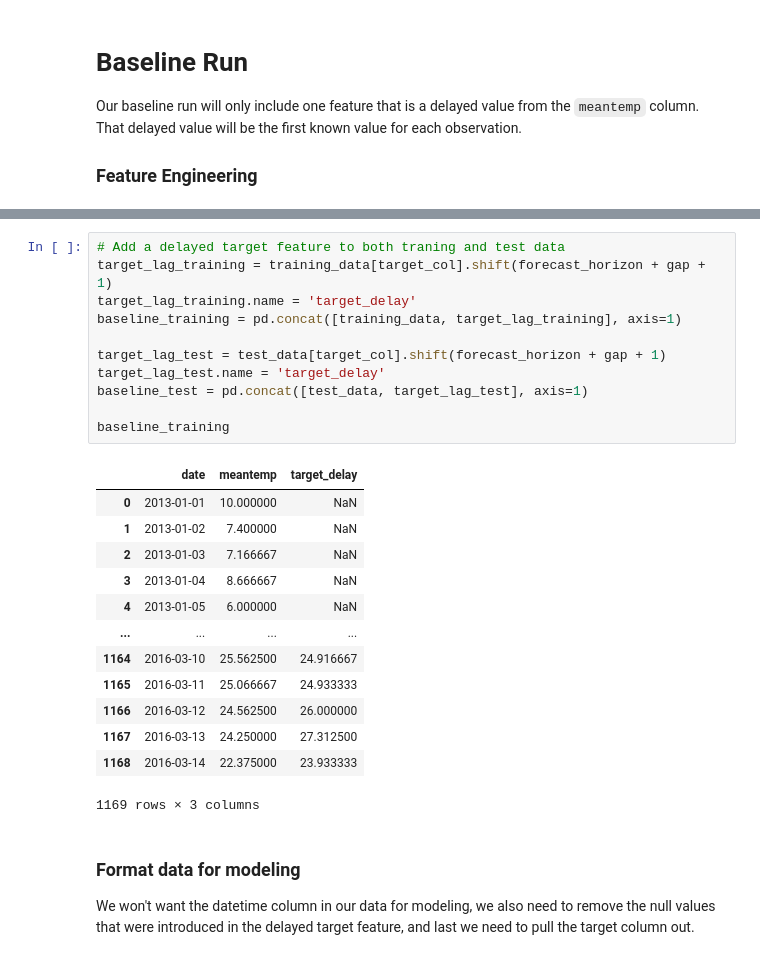
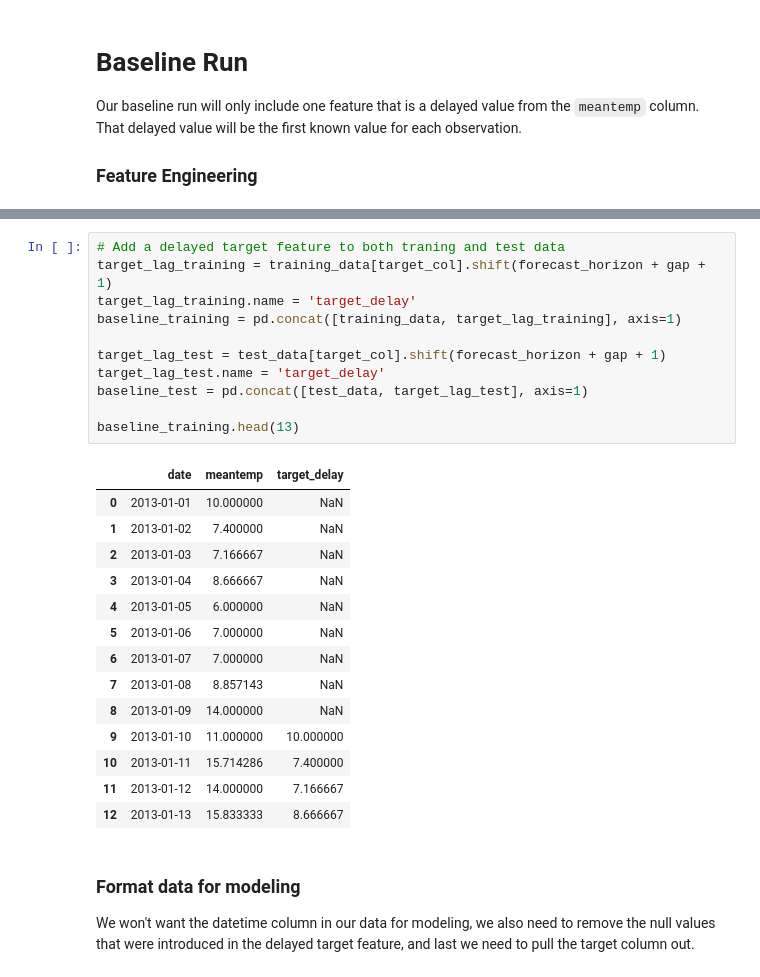
Before and after one commit to alteryx/open_source_demos, a Jupyter notebook: predict-daily-temperature/Temperature-Demo.ipynb, the cells around one changed output, grey strips where cells are left out. Drawn from its saved outputs; the diff is of its cells as text.

```diff
--- a/predict-daily-temperature/Temperature-Demo.ipynb
+++ b/predict-daily-temperature/Temperature-Demo.ipynb
@@ -138,28 +150,29 @@ Our baseline run will only include one feature that is a delayed value from the
 # %%
 # Add a delayed target feature to both traning and test data
 target_lag_training = training_data[target_col].shift(forecast_horizon + gap + 1)
 target_lag_training.name = 'target_delay'
 baseline_training = pd.concat([training_data, target_lag_training], axis=1)
 
 target_lag_test = test_data[target_col].shift(forecast_horizon + gap + 1)
 target_lag_test.name = 'target_delay'
 baseline_test = pd.concat([test_data, target_lag_test], axis=1)
 
-baseline_training
+baseline_training.head(13)
 # %% [output]
 |  | date | meantemp | target_delay |
 | 0 | 2013-01-01 | 10.000000 | NaN |
 | 1 | 2013-01-02 | 7.400000 | NaN |
 | 2 | 2013-01-03 | 7.166667 | NaN |
 | 3 | 2013-01-04 | 8.666667 | NaN |
 | 4 | 2013-01-05 | 6.000000 | NaN |
-| ... | ... | ... | ... |
-| 1164 | 2016-03-10 | 25.562500 | 24.916667 |
-| 1165 | 2016-03-11 | 25.066667 | 24.933333 |
-| 1166 | 2016-03-12 | 24.562500 | 26.000000 |
-| 1167 | 2016-03-13 | 24.250000 | 27.312500 |
-| 1168 | 2016-03-14 | 22.375000 | 23.933333 |
+| 5 | 2013-01-06 | 7.000000 | NaN |
+| 6 | 2013-01-07 | 7.000000 | NaN |
+| 7 | 2013-01-08 | 8.857143 | NaN |
+| 8 | 2013-01-09 | 14.000000 | NaN |
+| 9 | 2013-01-10 | 11.000000 | 10.000000 |
+| 10 | 2013-01-11 | 15.714286 | 7.400000 |
+| 11 | 2013-01-12 | 14.000000 | 7.166667 |
+| 12 | 2013-01-13 | 15.833333 | 8.666667 |
-1169 rows × 3 columns
 # %% [markdown]
 ### Format data for modeling
 
```
Also changed, not shown: parts of 20 cells of this notebook, 2 other files.
